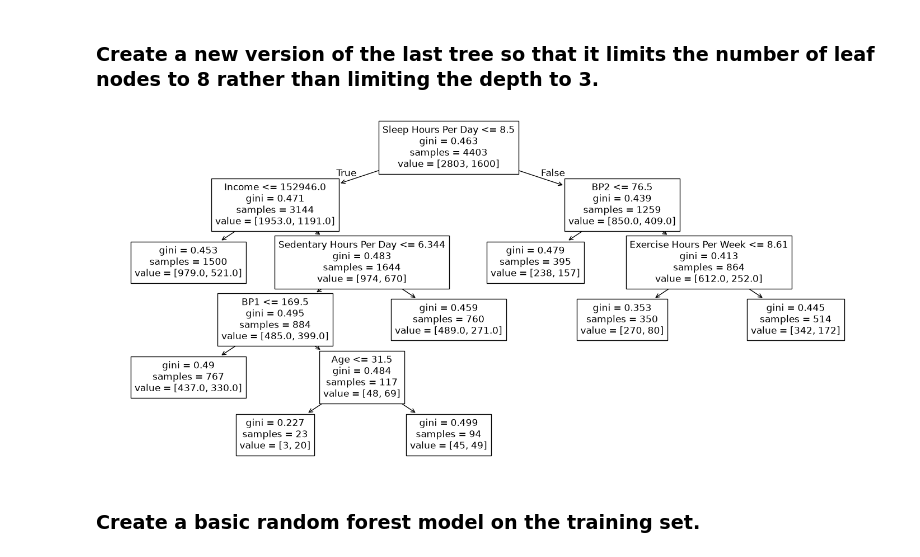
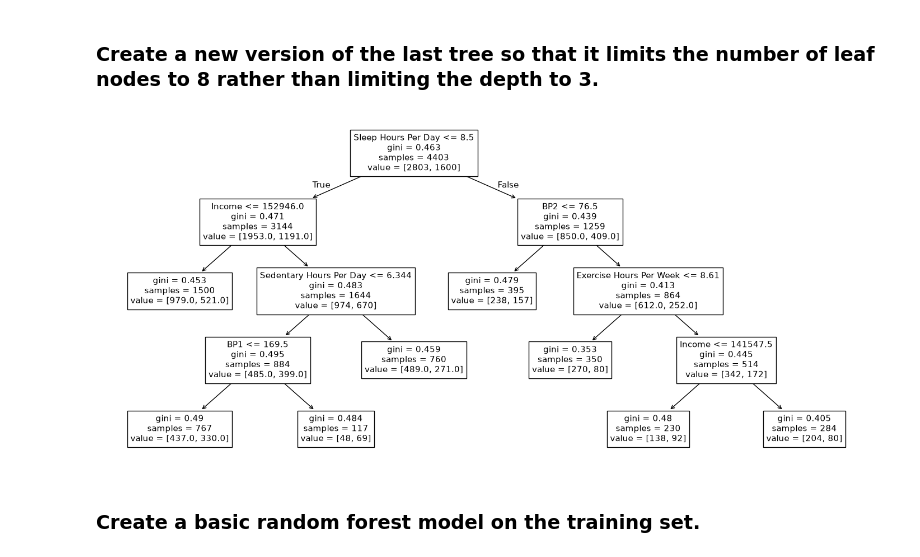
Before and after one commit to JamesBe2006/code_2600, a Jupyter notebook: mod08_rf.ipynb, the cells around one changed output. Saved outputs shown, nothing was run; the diff lists cells and outputs as text; code cells hidden in the pictures.

```diff
--- a/mod08_rf.ipynb
+++ b/mod08_rf.ipynb
@@ -178,15 +178,15 @@ plot_tree(tree4,
 # %% [markdown]
 ### Create a new version of the last tree so that it limits the number of leaf nodes to 8 rather than limiting the depth to 3.
 # %%
-tree5 = DTC(max_leaf_nodes = 8)
+tree5 = DTC(max_leaf_nodes = 8, min_samples_leaf = 100)
 tree5.fit(X_train, y_train)
 
 ax = subplots(figsize=(18,8))[1]
 plot_tree(tree5,
           feature_names=feature_names,
           ax=ax);
 # %% [output]
-[figure, old version]
+[figure, new version]
 # %% [markdown]
 ### Create a basic random forest model on the training set.
 # %%
```
Also changed, not shown: parts of 7 cells of this notebook.
